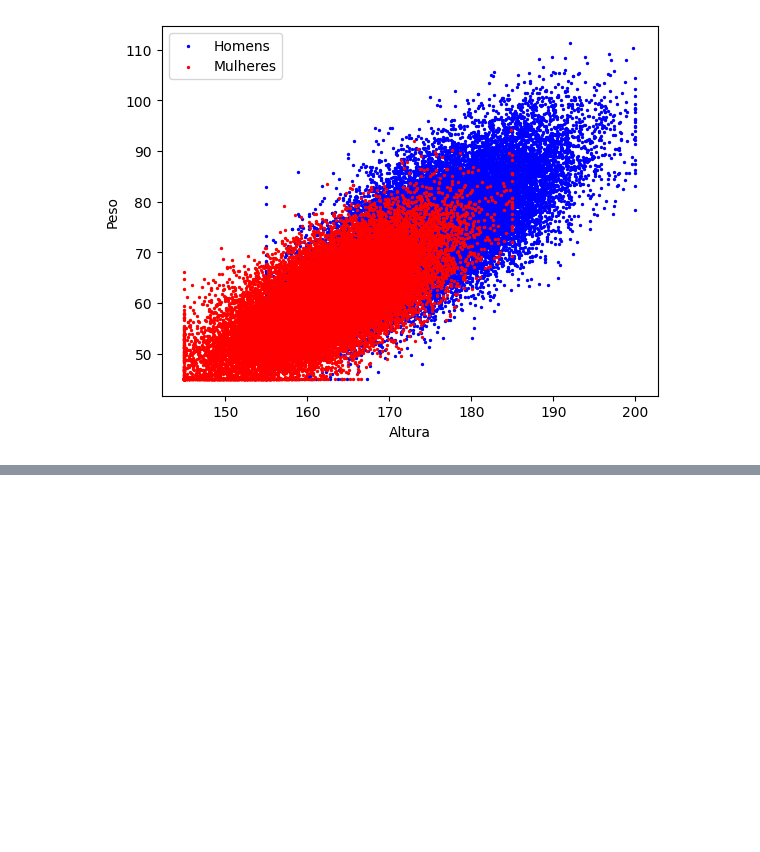
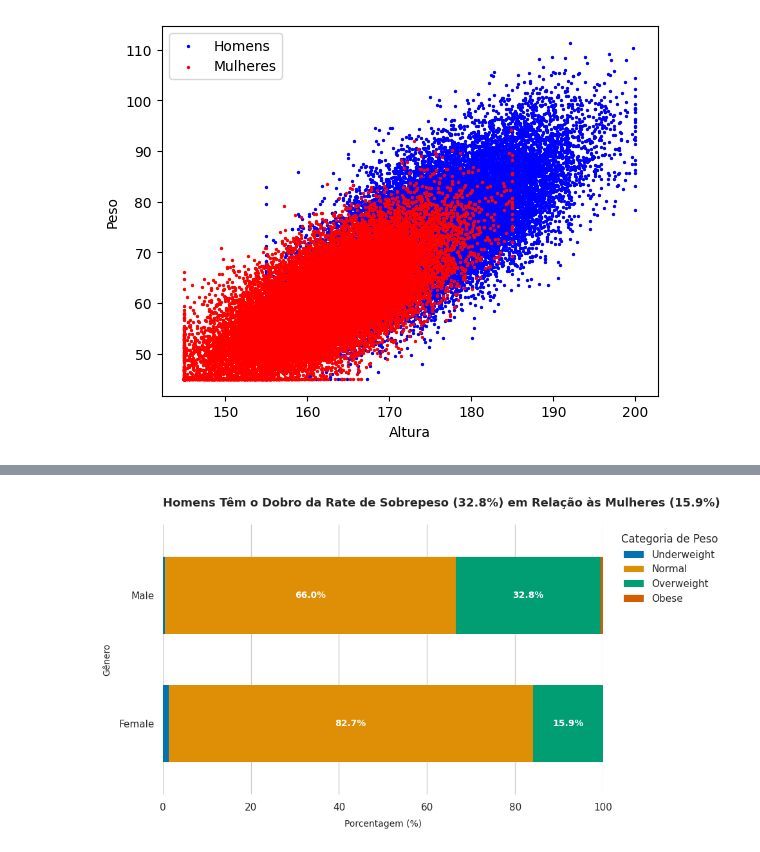
Before and after one commit to robsonfagner/peso_e_altura, a Jupyter notebook: Class_h_m.ipynb, the cells around one changed output, grey strips where cells are left out. Saved outputs shown, nothing was run; the diff lists cells and outputs as text; code cells hidden in the pictures; blank space fills up the shorter version.

```diff
--- a/Class_h_m.ipynb
+++ b/Class_h_m.ipynb
@@ -80,0 +53,52 @@ plt.legend()
+# %%
+# 1. Configurar o estilo visual (Seaborn aplica isso automaticamente ao Matplotlib)
+sns.set_theme(style='whitegrid', palette='colorblind')
+
+
+# 3. Definir a ordem desejada para as categorias de peso
+category_order = ['Underweight', 'Normal', 'Overweight', 'Obese']
+
+# 4. Criar a tabela de porcentagens cruzadas entre Gênero e Categoria de Peso
+# O 'normalize="index"' garante que cada barra de gênero some 100%
+ct = pd.colab_ct = pd.crosstab(df_weight['Gender'], df_weight['Weight_Category'], normalize='index') * 100
+ct = ct[category_order]
+
+# 5. Desenhar o gráfico de barras horizontais empilhadas
+fig, ax = plt.subplots(figsize=(10, 5.5))
+colors = sns.color_palette('colorblind', 4)
+ct.plot(kind='barh', stacked=True, color=colors, ax=ax, edgecolor='none', width=0.6)
+
+# 6. Adicionar os textos de porcentagem no meio de cada bloco
+for p in ax.patches:
+    width = p.get_width()
+    if width > 3:  # Só adiciona texto se o bloco for largo o suficiente para não amassar
+        x = p.get_x() + width / 2
+        y = p.get_y() + p.get_height() / 2
+        ax.annotate(f'{width:.1f}%',
+                    (x, y),
+                    ha='center',
+                    va='center',
+                    color='white',
+                    fontweight='bold',
+                    fontsize=10)
+
+# 7. Títulos e rótulos limpos e profissionais
+ax.set_title('Homens Têm o Dobro da Rate de Sobrepeso (32.8%) em Relação às Mulheres (15.9%)',
+             fontsize=13, fontweight='bold', pad=20, loc='left')
+ax.set_xlabel('Porcentagem (%)', fontsize=10, labelpad=8)
+ax.set_ylabel('Gênero', fontsize=10, labelpad=8)
+ax.set_xlim(0, 100)
+
+# Posicionar a legenda fora do gráfico para não obstruir os dados
+ax.legend(title='Categoria de Peso', bbox_to_anchor=(1.02, 1), loc='upper left', frameon=False)
+
+# Remover as linhas pretas externas (spines) para dar um visual moderno e "clean"
+sns.despine(left=True, bottom=True)
+
+# Ajustar o espaçamento automático das margens
+plt.tight_layout()
+
+# Exibir o gráfico no Colab
+plt.show()
+# %% [output]
+[figure, added]
```
Also changed, not shown: parts of 2 cells of this notebook.
